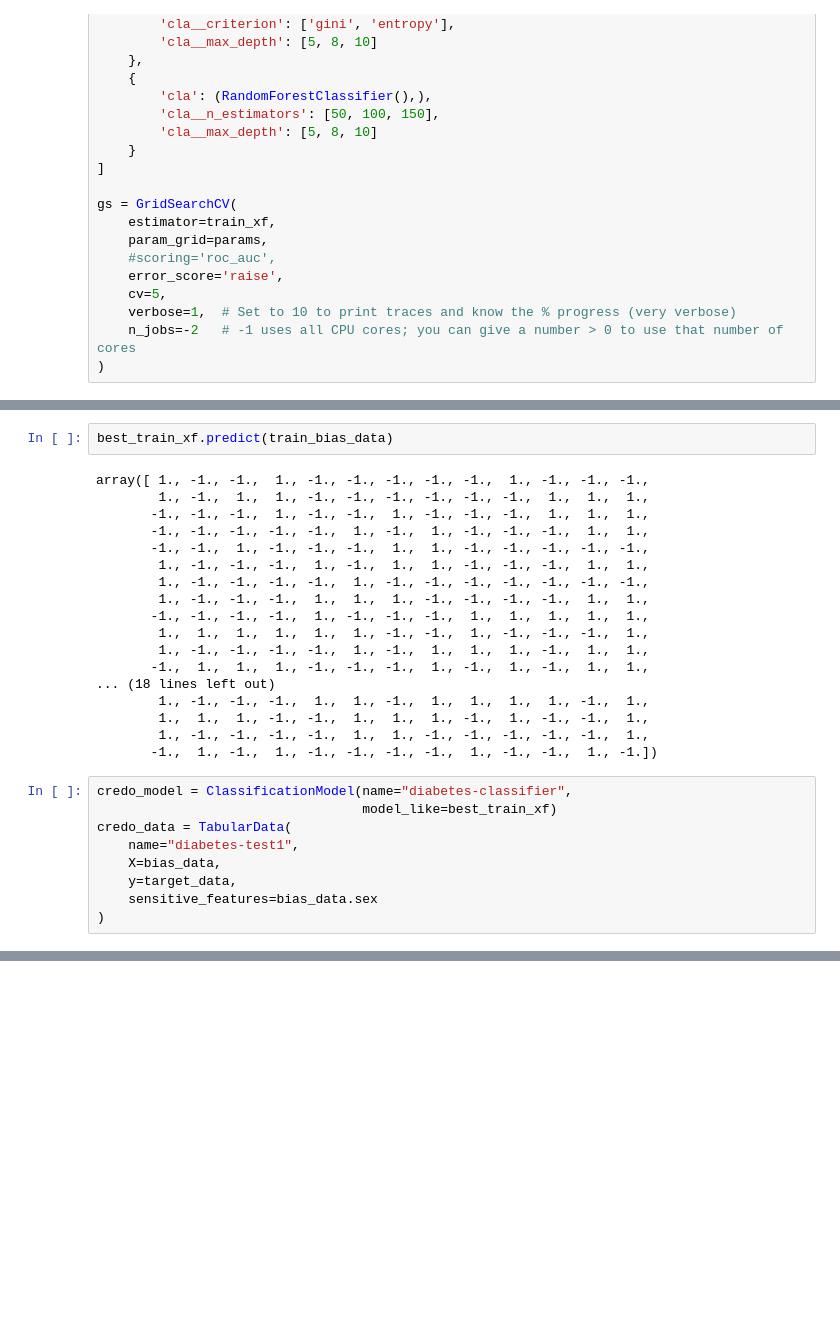
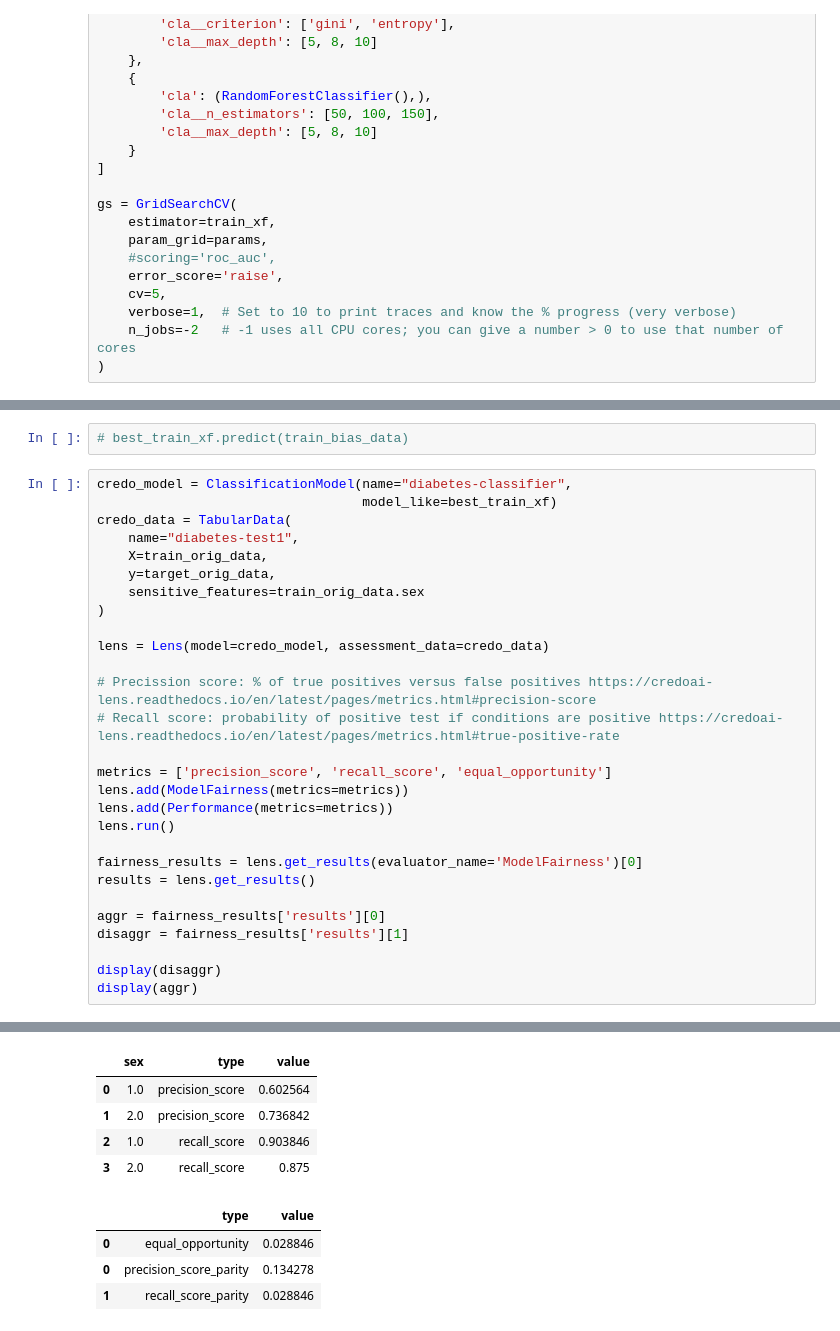
Before and after one commit to PIWEEK/ethicai, a Jupyter notebook: diabetes/Try3.ipynb, the cells around one changed output, grey strips where cells are left out. Drawn from its saved outputs; the diff is of its cells as text; blank space fills up the shorter version.

```diff
--- a/diabetes/Try3.ipynb
+++ b/diabetes/Try3.ipynb
@@ -155,30 +138,31 @@ Fitting 5 folds for each of 27 candidates, totalling 135 fits
 # %%
-best_train_xf.predict(train_bias_data)
+# best_train_xf.predict(train_bias_data)
-# %% [output]
-array([ 1., -1., -1.,  1., -1., -1., -1., -1., -1.,  1., -1., -1., -1.,
-        1., -1.,  1.,  1., -1., -1., -1., -1., -1., -1.,  1.,  1.,  1.,
-       -1., -1., -1.,  1., -1., -1.,  1., -1., -1., -1.,  1.,  1.,  1.,
-       -1., -1., -1., -1., -1.,  1., -1.,  1., -1., -1., -1.,  1.,  1.,
-       -1., -1.,  1., -1., -1., -1.,  1.,  1., -1., -1., -1., -1., -1.,
-        1., -1., -1., -1.,  1., -1.,  1.,  1., -1., -1., -1.,  1.,  1.,
-        1., -1., -1., -1., -1.,  1., -1., -1., -1., -1., -1., -1., -1.,
-        1., -1., -1., -1.,  1.,  1.,  1., -1., -1., -1., -1.,  1.,  1.,
-       -1., -1., -1., -1.,  1., -1., -1., -1.,  1.,  1.,  1.,  1.,  1.,
-        1.,  1.,  1.,  1.,  1.,  1., -1., -1.,  1., -1., -1., -1.,  1.,
-        1., -1., -1., -1., -1.,  1., -1.,  1.,  1.,  1., -1.,  1.,  1.,
-       -1.,  1.,  1.,  1., -1., -1., -1.,  1., -1.,  1., -1.,  1.,  1.,
-... (18 lines left out)
-        1., -1., -1., -1.,  1.,  1., -1.,  1.,  1.,  1.,  1., -1.,  1.,
-        1.,  1.,  1., -1., -1.,  1.,  1.,  1., -1.,  1., -1., -1.,  1.,
-        1., -1., -1., -1., -1.,  1.,  1., -1., -1., -1., -1., -1.,  1.,
-       -1.,  1., -1.,  1., -1., -1., -1., -1.,  1., -1., -1.,  1., -1.])
 # %%
 credo_model = ClassificationModel(name="diabetes-classifier",
                                   model_like=best_train_xf)
 credo_data = TabularData(
     name="diabetes-test1",
-    X=bias_data,
-    y=target_data,
-    sensitive_features=bias_data.sex
+    X=train_orig_data,
+    y=target_orig_data,
+    sensitive_features=train_orig_data.sex
 )
+
+lens = Lens(model=credo_model, assessment_data=credo_data)
+
+# Precission score: % of true positives versus false positives https://credoai-lens.readthedocs.io/en/latest/pages/metrics.html#precision-score
+# Recall score: probability of positive test if conditions are positive https://credoai-lens.readthedocs.io/en/latest/pages/metrics.html#true-positive-rate
+
+metrics = ['precision_score', 'recall_score', 'equal_opportunity']
+lens.add(ModelFairness(metrics=metrics))
+lens.add(Performance(metrics=metrics))
+lens.run()
+
+fairness_results = lens.get_results(evaluator_name='ModelFairness')[0]
+results = lens.get_results()
+
+aggr = fairness_results['results'][0]
+disaggr = fairness_results['results'][1]
+
+display(disaggr)
+display(aggr)
 # %% [output]
@@ -188,0 +175,9 @@ Expected for binary classification: [0, 1]
+|  | sex | type | value |
+| 0 | 1.0 | precision_score | 0.602564 |
+| 1 | 2.0 | precision_score | 0.736842 |
+| 2 | 1.0 | recall_score | 0.903846 |
+| 3 | 2.0 | recall_score | 0.875 |
+|  | type | value |
+| 0 | equal_opportunity | 0.028846 |
+| 0 | precision_score_parity | 0.134278 |
+| 1 | recall_score_parity | 0.028846 |
```
Also changed, not shown: parts of 8 cells of this notebook.
